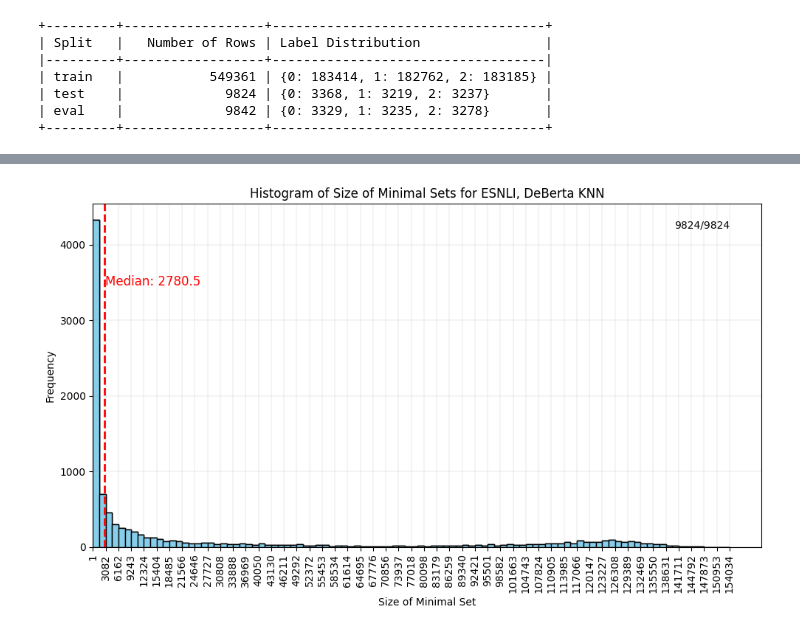
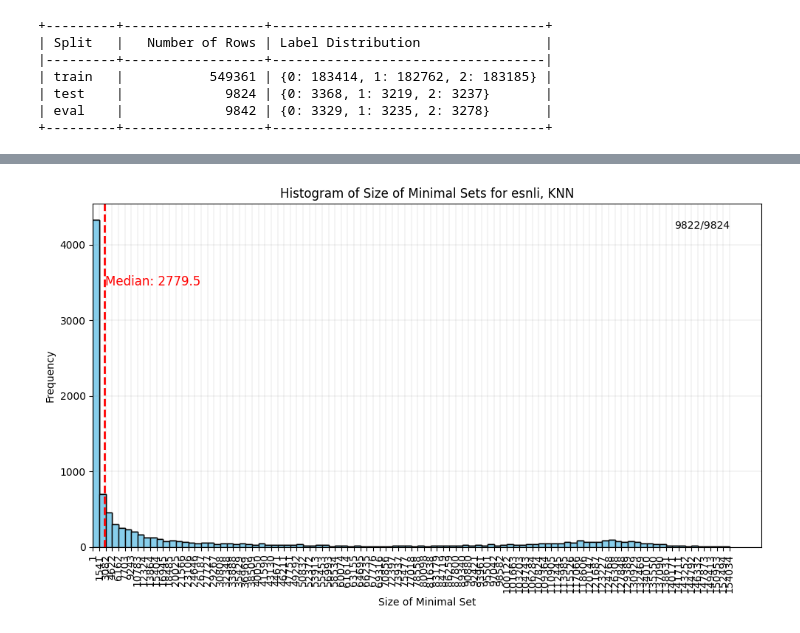
Before and after one commit to SamSoup/WrapperBox, a Jupyter notebook: MinimalSubsetToFlipPredictions/results/esnli/Visualize_esnli.ipynb, the cells around one changed output, grey strips where cells are left out. Drawn from its saved outputs; the diff is of its cells as text; code cells hidden in the pictures.

Commit message:
Update with evaluation and visualization notebooks

```diff
--- a/MinimalSubsetToFlipPredictions/results/esnli/Visualize_esnli.ipynb
+++ b/MinimalSubsetToFlipPredictions/results/esnli/Visualize_esnli.ipynb
@@ -309,0 +131,10 @@ plot_histogram(
+# %%
+## For plotting subset sizes against each other
+subset_sizes = {
+    "Yang Fast": None,
+    "Yang Slow": None,
+    "KNN": None,
+    # "SVM": None,
+    "LGBM": None,
+    "LMeans": None
+}
@@ -310,24 +202,31 @@ plot_histogram(
 # %%
 ## Visualize KNN
-from utils.io import load_json
-from tqdm import tqdm
 
-data = load_json(f"{DATASET_NAME}_{MODEL_NAME}_KNN_minimal_subsets.json")
 
-num_examples = []
-for d in data:
-    if d['minimum_subset']:
-        num_examples.append(len(d['minimum_subset']))
+from MinimalSubsetToFlipPredictions.evaluate.evaluate import compute_valid_subset_sizes
+from utils.io import load_pickle
+
+name = "KNN"
+filename = f"{DATASET_NAME}_{MODEL_NAME}_{name}.pickle"
+flip_list = load_pickle(filename)
+
+filename = f'{DATASET_NAME}_{MODEL_NAME}_{name}_is_valid.pickle'
+is_valid = load_pickle(filename)
+
+valid_subset_sizes = compute_valid_subset_sizes(
+    flip_list, is_valid
+)
+subset_sizes[name] = valid_subset_sizes
 
 plot_histogram(
-    dataset_name=DATASET_NAME.upper(),
-    algo_name="DeBerta KNN",
-    num_examples_per_subset=num_examples,
+    dataset_name=DATASET_NAME,
+    algo_name=name,
+    num_examples_per_subset=valid_subset_sizes,
     test_labels=test_labels,
     bins=100,
     tick_threshold=100,
-    tick_percentage_to_show=0.5,
+    tick_percentage_to_show=1.0,
     figsize=(10, 6)
 )
 # %% [output]
-[figure, old version]
+[figure, new version]
```
Also changed, not shown: parts of 25 cells of this notebook, 2 other files.
